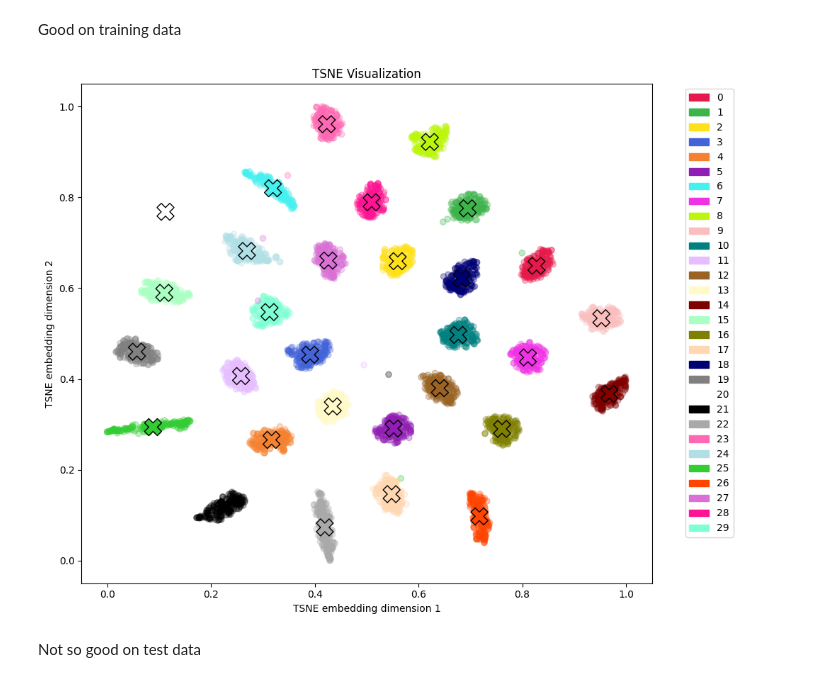
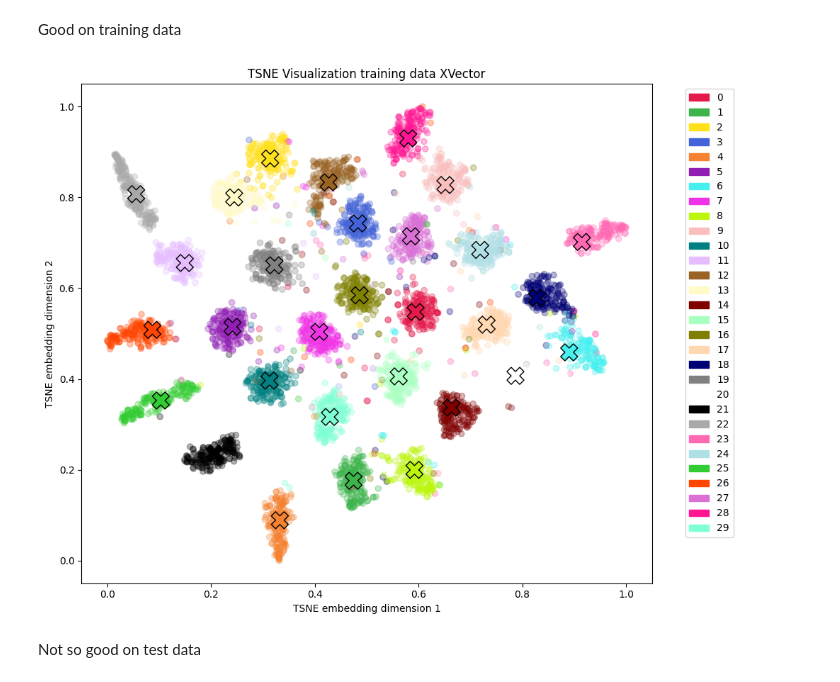
Before and after one commit to KN-Neuron/NeuroGuard-AI, a Jupyter notebook: notebooks/JS_EDA_XVector.ipynb, the cells around one changed output. Saved outputs shown, nothing was run; the diff lists cells and outputs as text; code cells hidden in the pictures.

```diff
--- a/notebooks/JS_EDA_XVector.ipynb
+++ b/notebooks/JS_EDA_XVector.ipynb
@@ -241,7 +253,7 @@ from eeg_lib.models.similarity.centroids import SimilarityCentroidsVerifier
 ## Hyperparameters
 # %%
 batch_size = 16
-num_epochs = 25
+num_epochs = 20
 learning_rate = 0.001
 # %% [markdown]
 ## Feature extraction
@@ -272,6 +284,11 @@ dataset = TDNNDataset(X_train, y_train)
 dataloader = DataLoader(dataset, batch_size=batch_size, shuffle=True)
 
 model = XVectorEmbeddingModel(input_features=extracted_normalized.shape[1],
+                              layer1_filt=128,
+                              layer2_filt=128,
+                              layer3_filt=128,
+                              layer4_filt=128,
+                              layer5_filt=1000,
                               dropout1=0,
                               dropout2=0,
                               dropout3=0,
@@ -394,15 +414,15 @@ Good on training data
 # %%
 plot_tsne(train_reduced_normalized,
           cmap,
           labels_encoded,
           handles=handles,
           alpha=0.3,
-          title="TSNE Visualization",
+          title="TSNE Visualization training data XVector",
           xlabel="TSNE embedding dimension 1",
           ylabel="TSNE embedding dimension 2",
           centroids=centroids)
 # %% [output]
-[figure, old version]
+[figure, new version]
 # %% [markdown]
 Not so good on test data
 # %%
```
Also changed, not shown: parts of 16 cells of this notebook, 7 other files.
